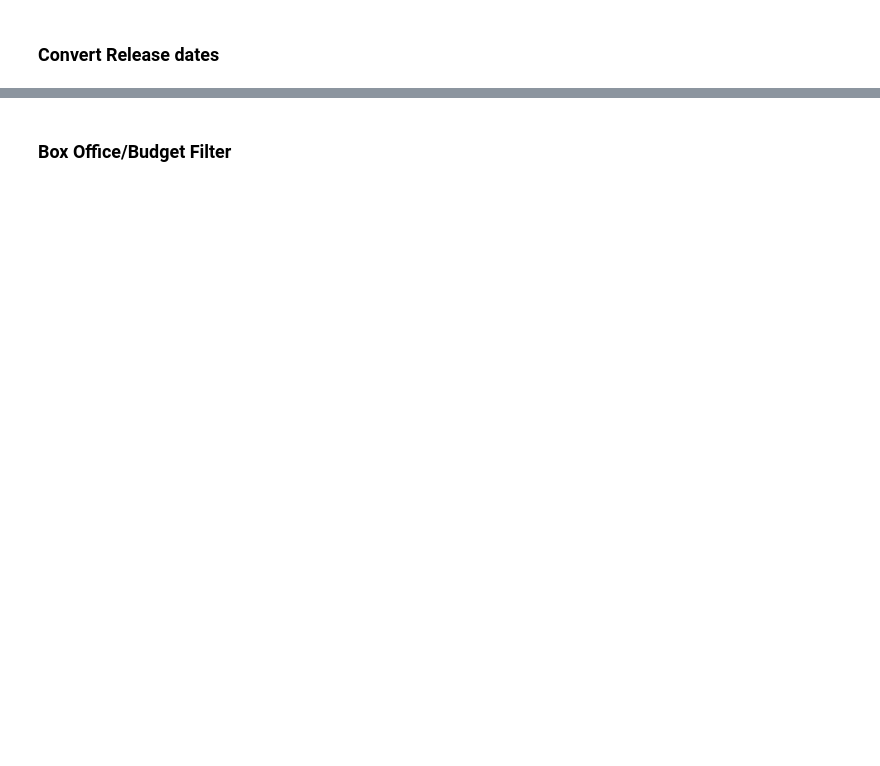
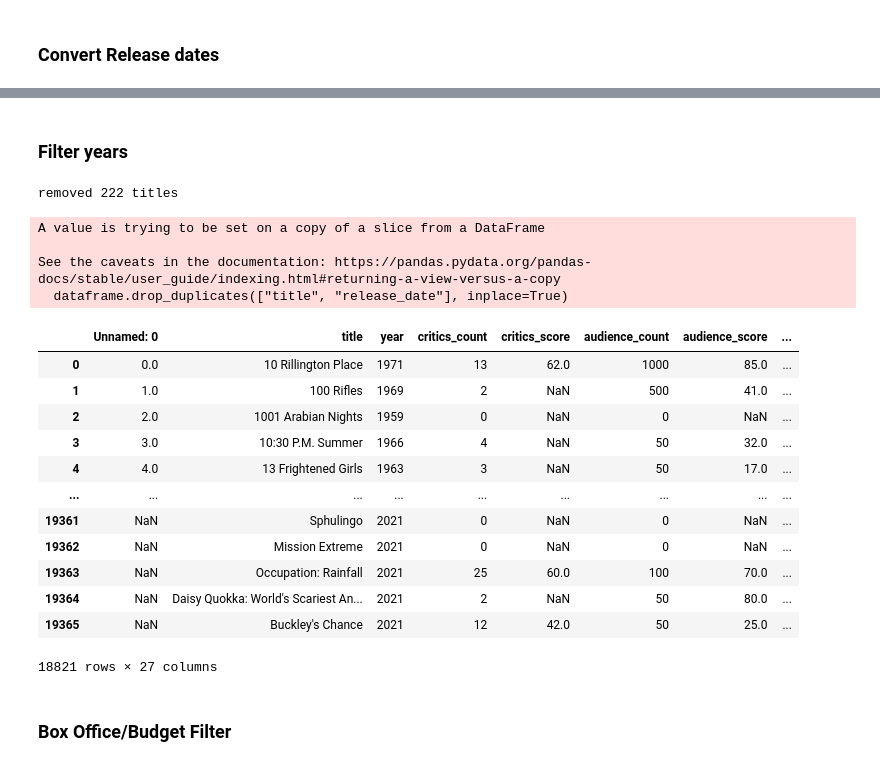
Before and after one commit to Benno49/data-literacy-project, a Jupyter notebook: src/movies/filter/filter_dev.ipynb, the cells around one changed output, grey strips where cells are left out. Cells and saved outputs as stored; diff of their text form; code cells hidden in the pictures; blank space fills up the shorter version.

```diff
--- a/src/movies/filter/filter_dev.ipynb
+++ b/src/movies/filter/filter_dev.ipynb
@@ -397,3 +381,44 @@ len(dataframe["release_date"].loc[~dataframe["release_date"].isnull()])
+# %% [markdown]
+### Filter years
+# %%
+"""
+There might occur some differences between the Release Date on Wikipedia and Rotten Tomatoes possibly indicating a different movie alltogether
+We're gonna simply remove the ones having a difference bigger than 1 year
+"""
+
+def _get_year(entry: str) -> int:
+    parse(entry).year
+
+wiki_list_year = dataframe["year"].copy()
+wiki_list_year[dataframe["release_date"].notnull()] = dataframe["release_date"][dataframe["release_date"].notnull()].transform(_get_year)
+
+_filter = abs(wiki_list_year - dataframe["rottentomatoes_year"]) > 1
+different_movies = dataframe.loc[_filter]
+
+print(f"removed {len(different_movies)} titles")
+dataframe = dataframe.loc[~_filter]
+# remove duplicates
+dataframe.drop_duplicates(["title", "release_date"], inplace=True)
+dataframe
+# %% [output]
+removed 222 titles
+A value is trying to be set on a copy of a slice from a DataFrame
+
+See the caveats in the documentation: https://pandas.pydata.org/pandas-docs/stable/user_guide/indexing.html#returning-a-view-versus-a-copy
+  dataframe.drop_duplicates(["title", "release_date"], inplace=True)
+|  | Unnamed: 0 | title | year | critics_count | critics_score | audience_count | audience_score | ... |
+| 0 | 0.0 | 10 Rillington Place | 1971 | 13 | 62.0 | 1000 | 85.0 | ... |
+| 1 | 1.0 | 100 Rifles | 1969 | 2 | NaN | 500 | 41.0 | ... |
+| 2 | 2.0 | 1001 Arabian Nights | 1959 | 0 | NaN | 0 | NaN | ... |
+| 3 | 3.0 | 10:30 P.M. Summer | 1966 | 4 | NaN | 50 | 32.0 | ... |
+| 4 | 4.0 | 13 Frightened Girls | 1963 | 3 | NaN | 50 | 17.0 | ... |
+| ... | ... | ... | ... | ... | ... | ... | ... | ... |
+| 19361 | NaN | Sphulingo | 2021 | 0 | NaN | 0 | NaN | ... |
+| 19362 | NaN | Mission Extreme | 2021 | 0 | NaN | 0 | NaN | ... |
+| 19363 | NaN | Occupation: Rainfall | 2021 | 25 | 60.0 | 100 | 70.0 | ... |
+| 19364 | NaN | Daisy Quokka: World's Scariest An... | 2021 | 2 | NaN | 50 | 80.0 | ... |
+| 19365 | NaN | Buckley's Chance | 2021 | 12 | 42.0 | 50 | 25.0 | ... |
+18821 rows × 27 columns
 # %% [markdown]
 ### Box Office/Budget Filter
 # %%
```
Also changed, not shown: parts of 24 cells of this notebook, 1 other file.
